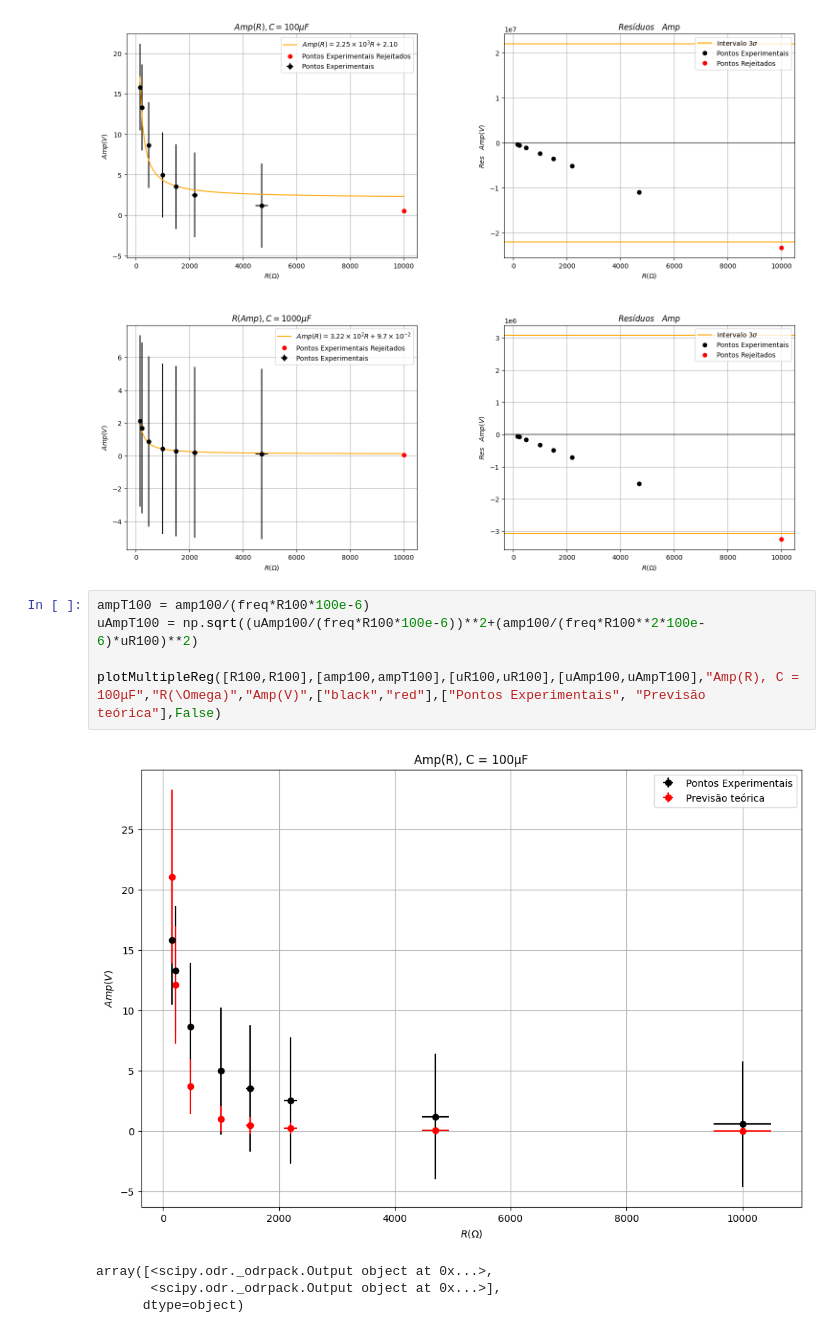
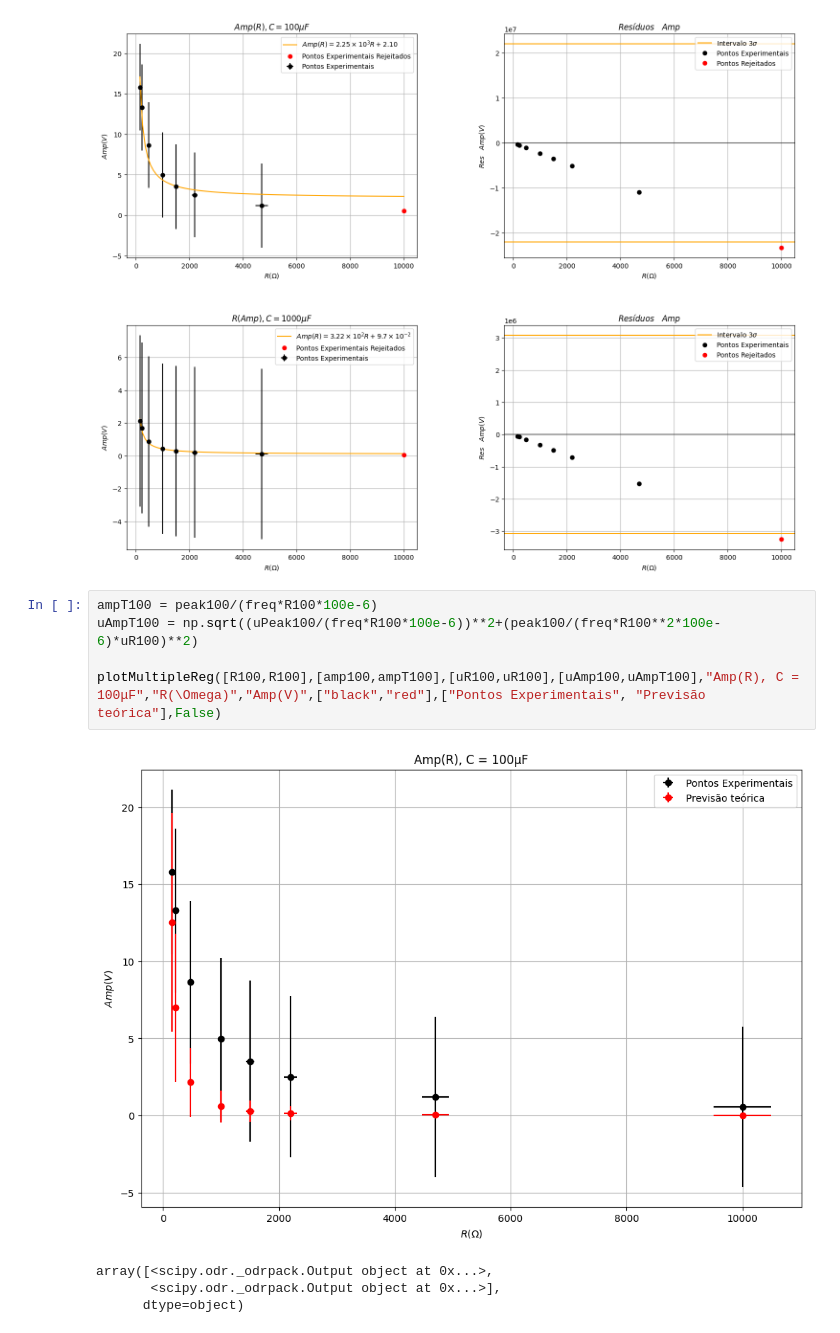
Before and after one commit to tivg0/labs-II, a Jupyter notebook: eletr/semana2/Fontes.ipynb, the cells around one changed output. Drawn from its saved outputs; the diff is of its cells as text.

```diff
--- a/eletr/semana2/Fontes.ipynb
+++ b/eletr/semana2/Fontes.ipynb
@@ -52,12 +56,12 @@ adjusts = plotColumnReg([R100,R1000],[amp100,amp1000],[uR100,uR1000],[uAmp100,uA
 # %% [output]
 [figure]
 # %%
-ampT100 = amp100/(freq*R100*100e-6)
-uAmpT100 = np.sqrt((uAmp100/(freq*R100*100e-6))**2+(amp100/(freq*R100**2*100e-6)*uR100)**2)
+ampT100 = peak100/(freq*R100*100e-6)
+uAmpT100 = np.sqrt((uPeak100/(freq*R100*100e-6))**2+(peak100/(freq*R100**2*100e-6)*uR100)**2)
 
 plotMultipleReg([R100,R100],[amp100,ampT100],[uR100,uR100],[uAmp100,uAmpT100],"Amp(R), C = 100μF","R(\Omega)","Amp(V)",["black","red"],["Pontos Experimentais", "Previsão teórica"],False)
 # %% [output]
-[figure, old version]
+[figure, new version]
 array([<scipy.odr._odrpack.Output object at 0x...>,
        <scipy.odr._odrpack.Output object at 0x...>],
       dtype=object)
```
Also changed, not shown: parts of 12 cells of this notebook.
